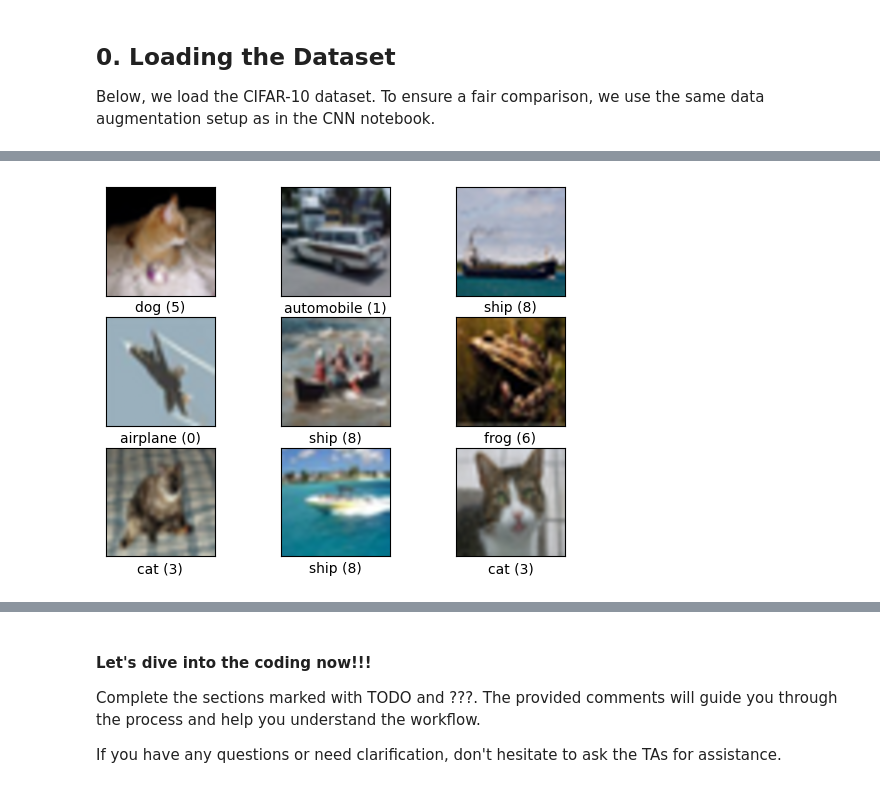
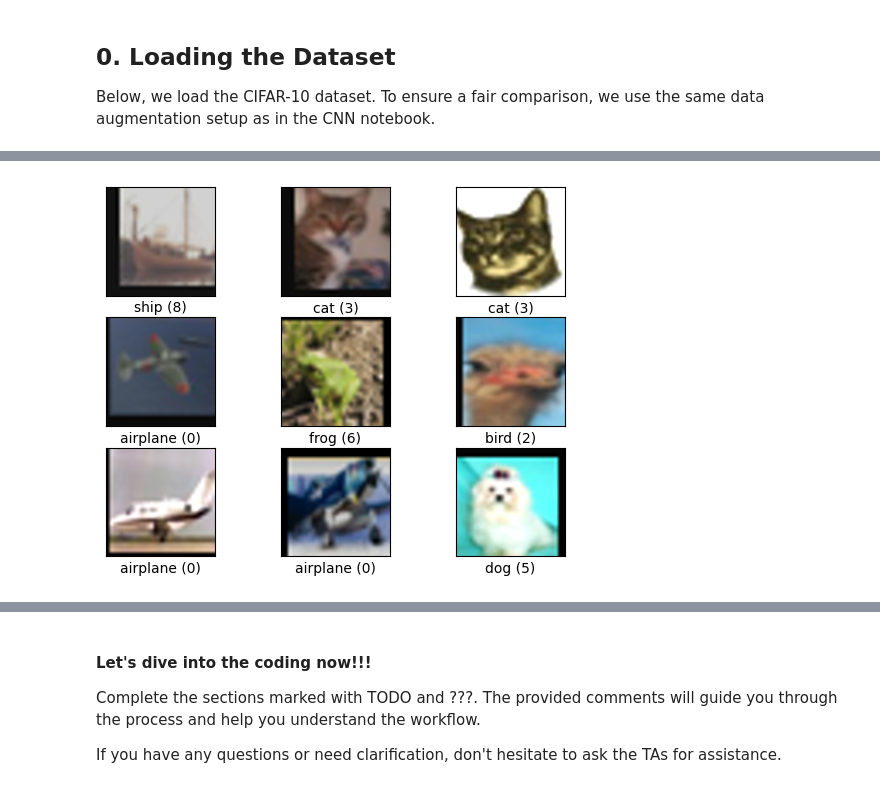
Before and after one commit to TomasAnderegg/Deep-Learning-for-Autonomous-Vehicles, a Jupyter notebook: graded_homework/hw1_part2/hw1_part2.ipynb, the cells around one changed output, grey strips where cells are left out. Cells and saved outputs as stored; diff of their text form; code cells hidden in the pictures.

```diff
--- a/graded_homework/hw1_part2/hw1_part2.ipynb
+++ b/graded_homework/hw1_part2/hw1_part2.ipynb
@@ -149,13 +149,12 @@ def get_train_valid_loader(data_dir='data',
     # define transforms for training, including augmentation if specified
     if augment:
         train_transform = transforms.Compose([
-
-
-
-
-            transforms.ToTensor(),
-            normalize,
-        ])
+        transforms.RandomHorizontalFlip(),
+        transforms.RandomCrop(32, padding=4),
+        transforms.ColorJitter(brightness=0.2, contrast=0.2, saturation=0.2),
+        transforms.ToTensor(),
+        normalize,
+    ])
     else:
         train_transform = transforms.Compose([
             transforms.ToTensor(),
@@ -217,7 +216,7 @@ def unnormalize(img, mean, std):
     img = img * torch.tensor(std).view(3, 1, 1) + torch.tensor(mean).view(3, 1, 1)
     return img
 
-train_loader, val_loader, val_set = get_train_valid_loader(augment=False)
+train_loader, val_loader, val_set = get_train_valid_loader(augment=True)
 NUM_IMAGES = 4
 CIFAR_images = torch.stack([val_set[idx][0] for idx in range(NUM_IMAGES)], dim=0)
 # %% [output]
@@ -226,4 +226,4 @@ WARNING:matplotlib.image:Clipping input data to the valid range for imshow with
-[figure, old version]
+[figure, new version]
 # %% [markdown]
 ## Introduction:
 ### Using transformers for image classification
```
Also changed, not shown: parts of 10 cells of this notebook.
